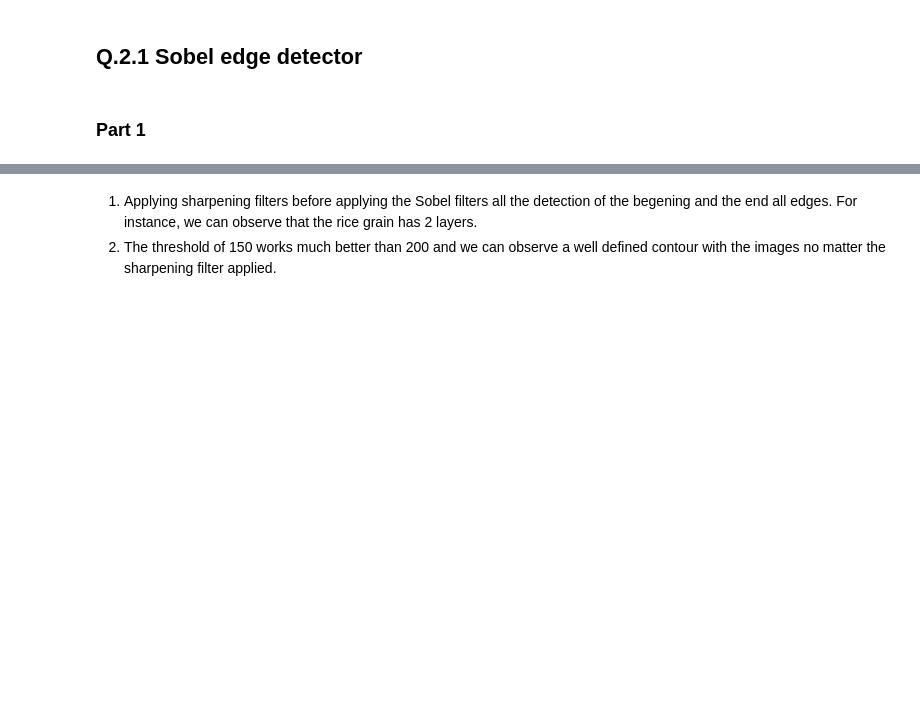
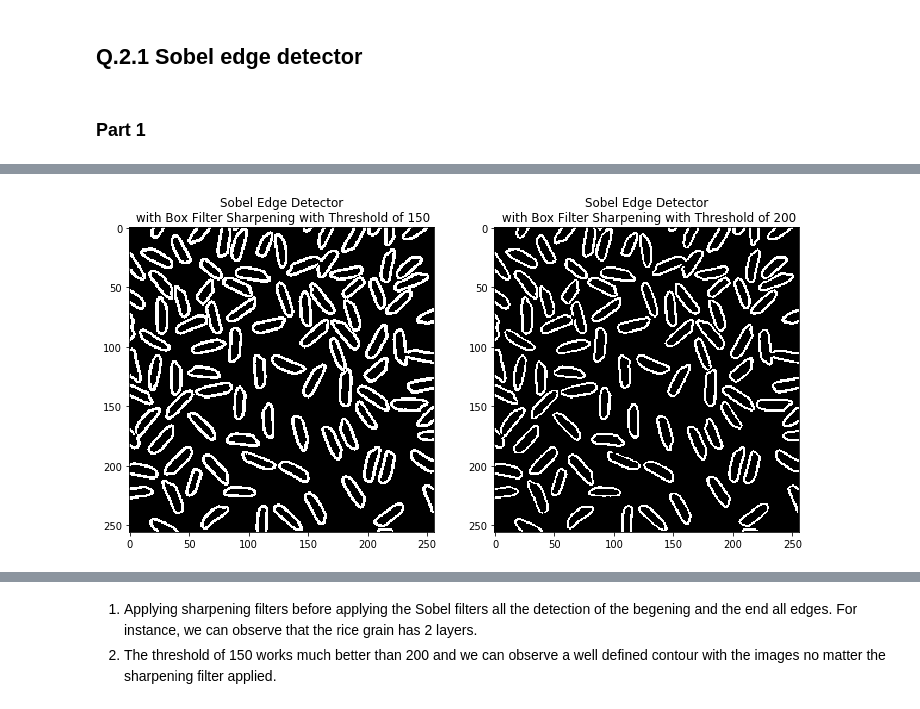
Before and after one commit to tristantoupin/ECSE415-ComputerVision, a Jupyter notebook: 1_assignment/notebooks/Q.2.ipynb, the cells around one changed output, grey strips where cells are left out. Cells and saved outputs as stored; diff of their text form; code cells hidden in the pictures; blank space fills up the shorter version.

```diff
--- a/1_assignment/notebooks/Q.2.ipynb
+++ b/1_assignment/notebooks/Q.2.ipynb
@@ -102,0 +49,11 @@ print_images([(thresh150_all_Gaussian, 'Sobel all axis w/ Gaussian (th: 150)'),
+# %%
+# Getting blurred images
+img_rice_filter_box = cv2.blur(img_rice, (5,5))
+
+# Getting sharp images
+img_rice_sharp_box = sharpen_img(img_rice, img_rice_filter_box)
+
+# Calculate and plot
+plot_edges(img_rice_sharp_box, [150, 200], "with Box Filter Sharpening ")
+# %% [output]
+[figure, added]
```
Also changed, not shown: parts of 9 cells of this notebook.
